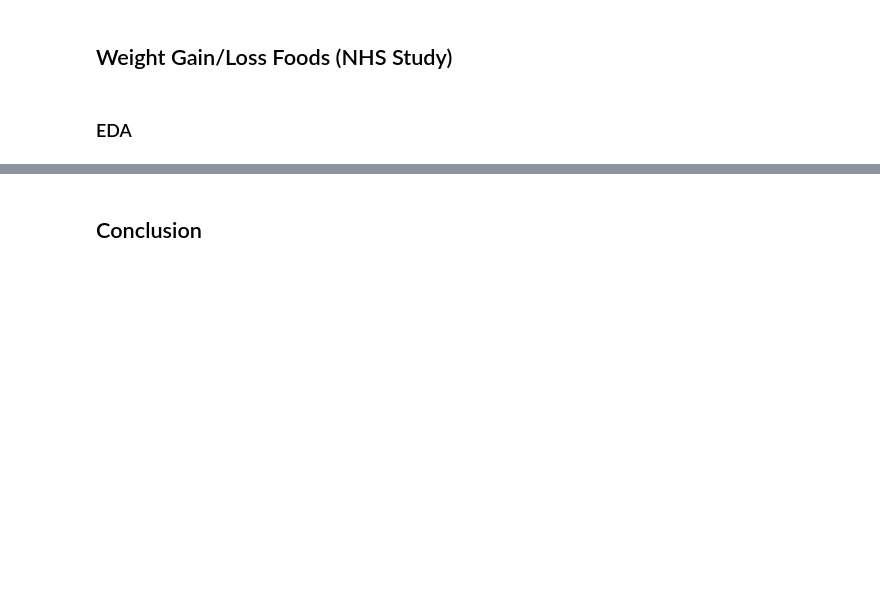
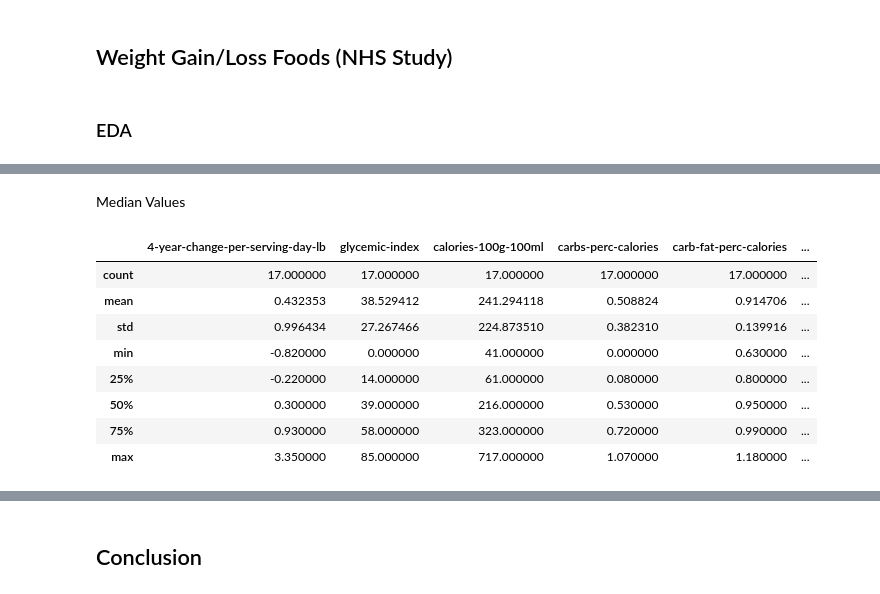
Before and after one commit to noahgift/intermittent-fasting, a Jupyter notebook: weight_gain_foods.ipynb, the cells around one changed output, grey strips where cells are left out. Saved outputs shown, nothing was run; the diff lists cells and outputs as text; code cells hidden in the pictures; blank space fills up the shorter version.

```diff
--- a/weight_gain_foods.ipynb
+++ b/weight_gain_foods.ipynb
@@ -38,0 +55,14 @@ sns.heatmap(df.corr(), annot=True, linewidths=.5, ax=ax)
+# %% [markdown]
+Median Values
+# %%
+df.describe()
+# %% [output]
+|  | 4-year-change-per-serving-day-lb | glycemic-index | calories-100g-100ml | carbs-perc-calories | carb-fat-perc-calories | ... |
+| count | 17.000000 | 17.000000 | 17.000000 | 17.000000 | 17.000000 | ... |
+| mean | 0.432353 | 38.529412 | 241.294118 | 0.508824 | 0.914706 | ... |
+| std | 0.996434 | 27.267466 | 224.873510 | 0.382310 | 0.139916 | ... |
+| min | -0.820000 | 0.000000 | 41.000000 | 0.000000 | 0.630000 | ... |
+| 25% | -0.220000 | 14.000000 | 61.000000 | 0.080000 | 0.800000 | ... |
+| 50% | 0.300000 | 39.000000 | 216.000000 | 0.530000 | 0.950000 | ... |
+| 75% | 0.930000 | 58.000000 | 323.000000 | 0.720000 | 0.990000 | ... |
+| max | 3.350000 | 85.000000 | 717.000000 | 1.070000 | 1.180000 | ... |
```
Also changed, not shown: parts of 11 cells of this notebook.
